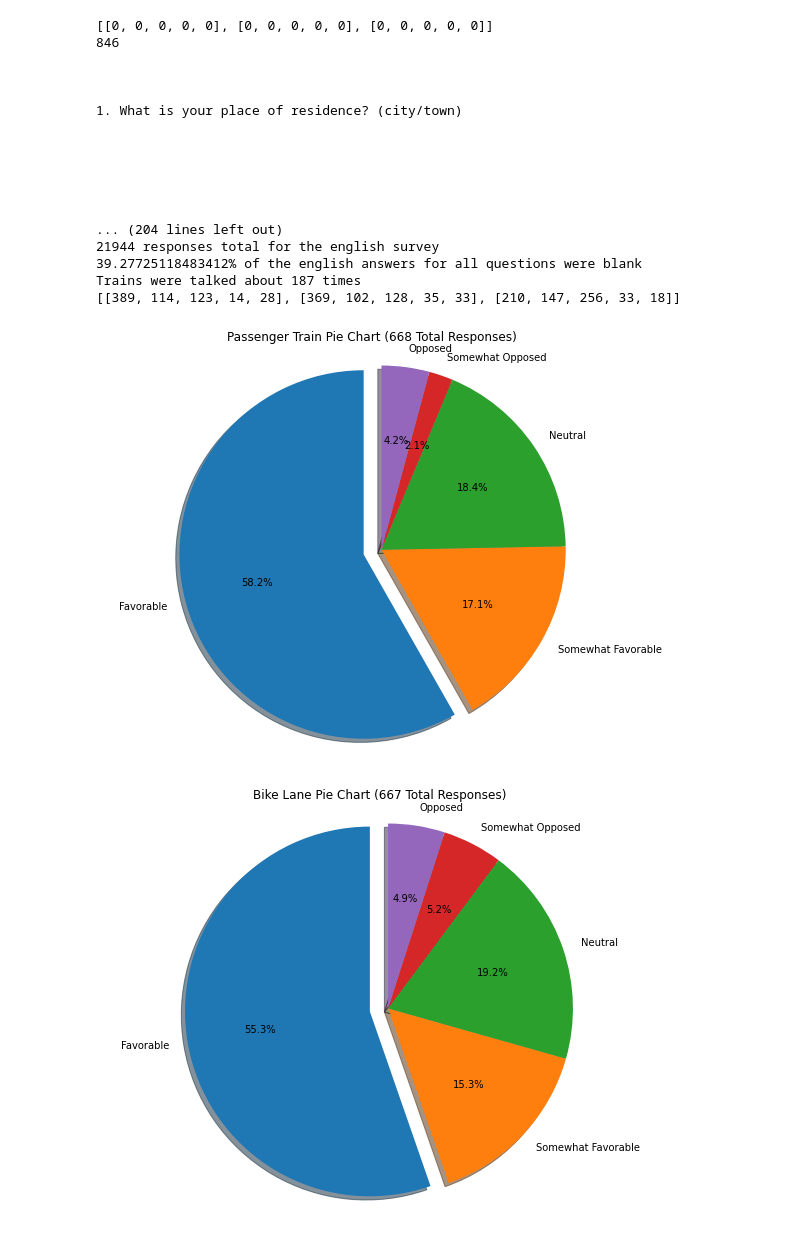
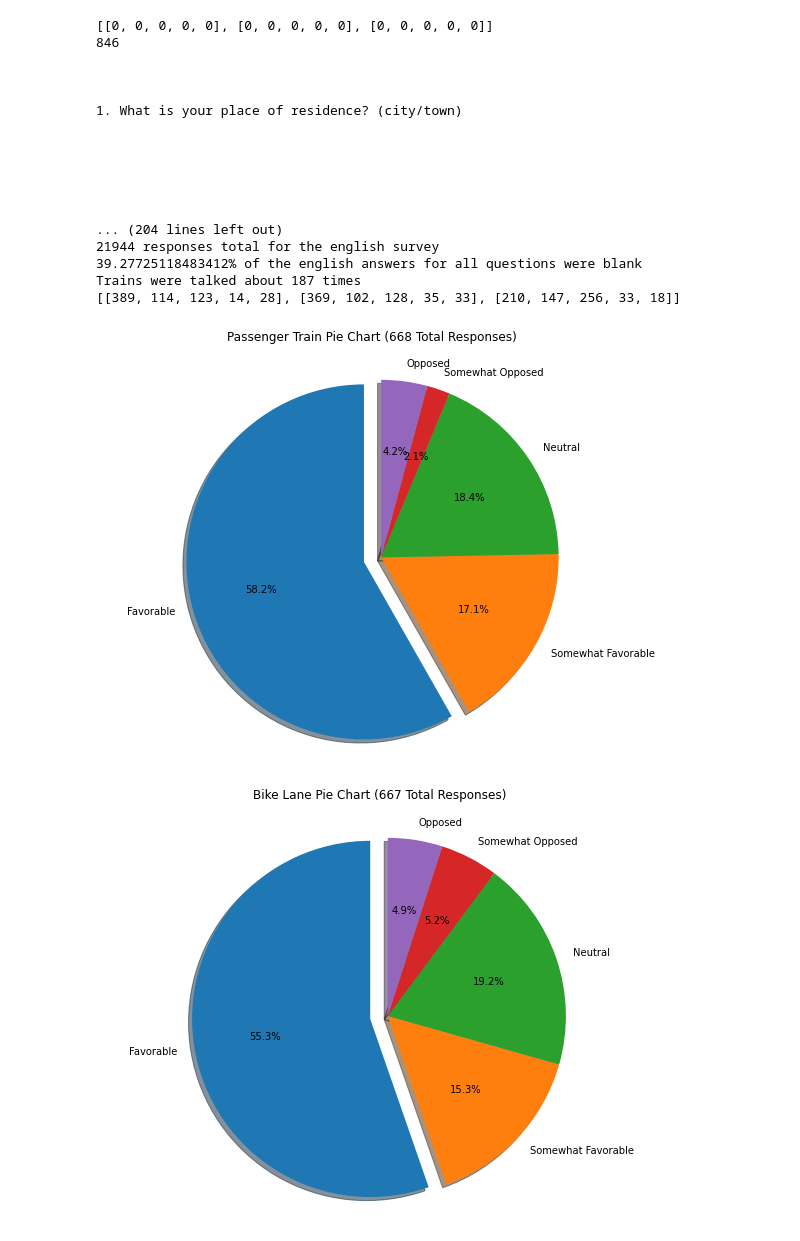
Before and after one commit to jfernandez37/PCS2023, a Jupyter notebook: PCS_graphs.ipynb, the cells around one changed output. Drawn from its saved outputs; the diff is of its cells as text; code cells hidden in the pictures.

Commit message:
Added more space between the chart title

```diff
--- a/PCS_graphs.ipynb
+++ b/PCS_graphs.ipynb
@@ -121,37 +121,37 @@ for i in range(3):
     titleGraph="Bike Lane"
   elif i==2:
     titleGraph="Taxi Routes"
-  plt.title(titleGraph + " Pie Chart (" +str(totalAns[i]) +" Total Responses)")
+  plt.title(titleGraph + " Pie Chart (" +str(totalAns[i]) +" Total Responses)\n")
   ax1.pie(allAns[i], labels=labels, explode=explode, autopct='%1.1f%%', shadow=True, startangle=90)
   ax1.axis('equal')
   fig1.tight_layout(pad=-7)
   plt.rcParams['axes.facecolor'] = 'w'
   plt.rcParams['savefig.facecolor'] = 'w'
   plt.show()
 X = np.arange(5)
 fig = plt.figure()
 ax = fig.add_axes([0,0,1,1])
 ax.legend(labels=['Passenger Train', 'Bike Lane', 'Taxi Routes'])
 ax.bar(X + 0.00, allAns[0], color = 'b', width = 0.25)
 ax.bar(X + 0.25, allAns[1], color = 'g', width = 0.25)
 ax.bar(X + 0.50, allAns[2], color = 'r', width = 0.25)
 # %% [output]
 [[0, 0, 0, 0, 0], [0, 0, 0, 0, 0], [0, 0, 0, 0, 0]]
 846
 
 
 
 1. What is your place of residence? (city/town)
 
 
 
 
 
 
 ... (204 lines left out)
 21944 responses total for the english survey
 39.27725118483412% of the english answers for all questions were blank
 Trains were talked about 187 times
 [[389, 114, 123, 14, 28], [369, 102, 128, 35, 33], [210, 147, 256, 33, 18]]
-[figure, old version]
+[figure, new version]
-[figure, old version]
+[figure, new version]
```
Also changed, not shown: parts of 1 cell of this notebook.
